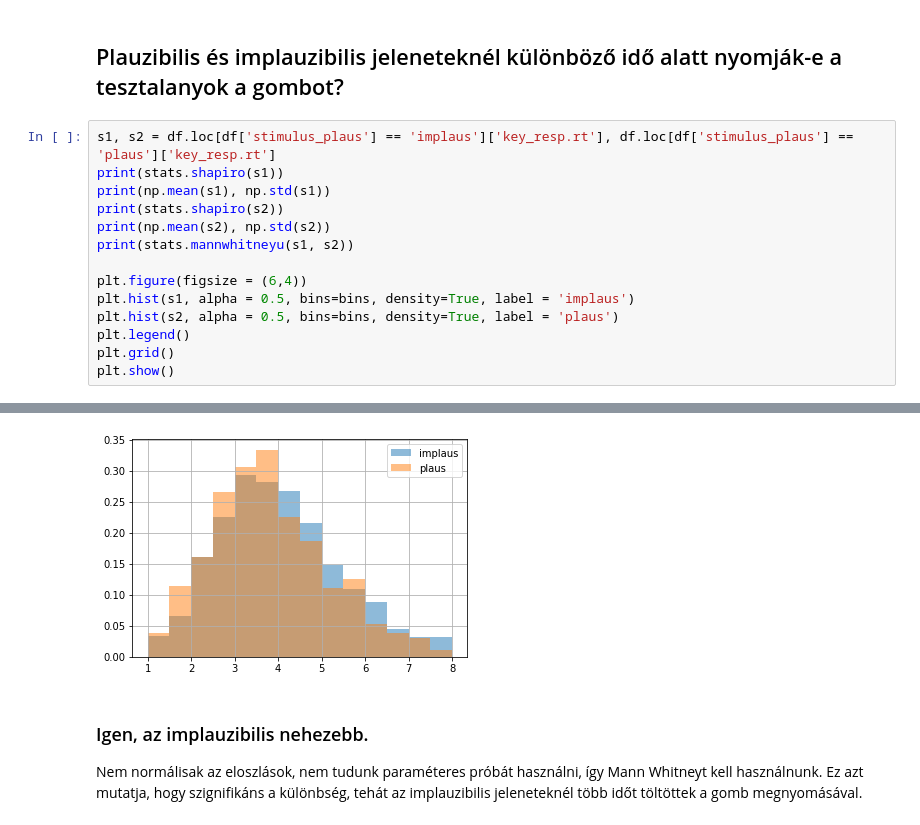
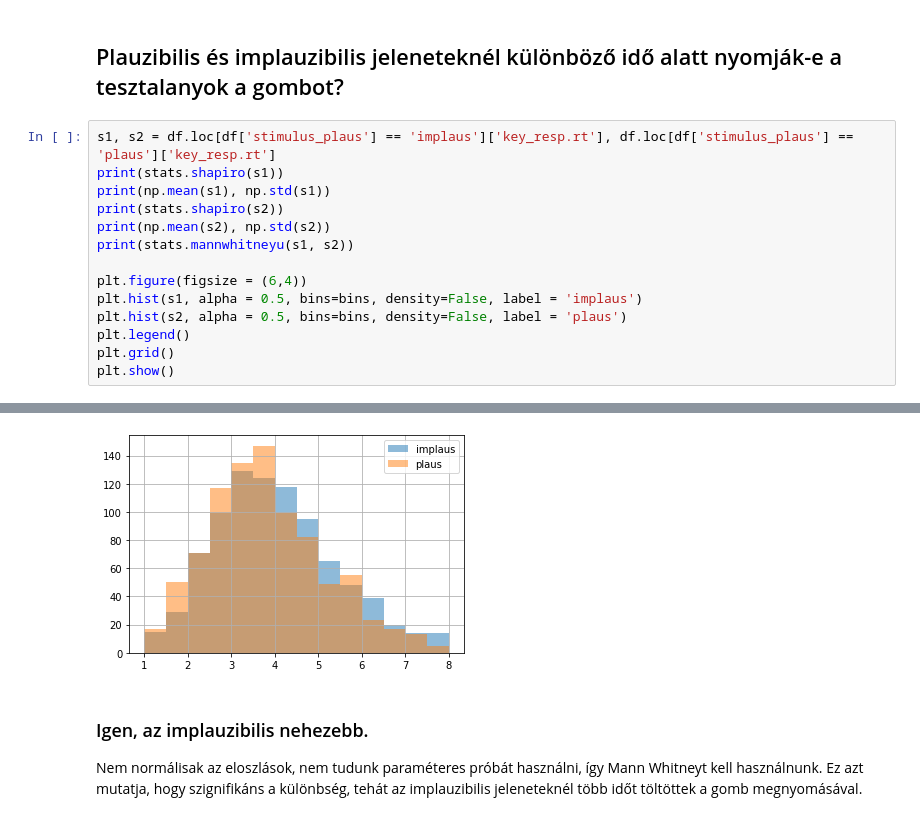
Before and after one commit to levaid/nominalization_plausability_psypy, a Jupyter notebook: hypothesis_testing/testing.ipynb, the cells around one changed output, grey strips where cells are left out. Cells and saved outputs as stored; diff of their text form.

```diff
--- a/hypothesis_testing/testing.ipynb
+++ b/hypothesis_testing/testing.ipynb
@@ -29,8 +29,8 @@ print(np.mean(s2), np.std(s2))
 print(stats.mannwhitneyu(s1, s2))
 
 plt.figure(figsize = (6,4))
-plt.hist(s1, alpha = 0.5, bins=bins, density=True, label = 'implaus')
-plt.hist(s2, alpha = 0.5, bins=bins, density=True, label = 'plaus')
+plt.hist(s1, alpha = 0.5, bins=bins, density=False, label = 'implaus')
+plt.hist(s2, alpha = 0.5, bins=bins, density=False, label = 'plaus')
 plt.legend()
 plt.grid()
 plt.show()
@@ -42,5 +42,5 @@ plt.show()
 MannwhitneyuResult(statistic=352071.5, pvalue=0.0004917592729558675)
-[figure, old version]
+[figure, new version]
 # %% [markdown]
 ### Igen, az implauzibilis nehezebb.
 Nem normálisak az eloszlások, nem tudunk paraméteres próbát használni, így Mann Whitneyt kell használnunk.
```
Also changed, not shown: parts of 32 cells of this notebook.
